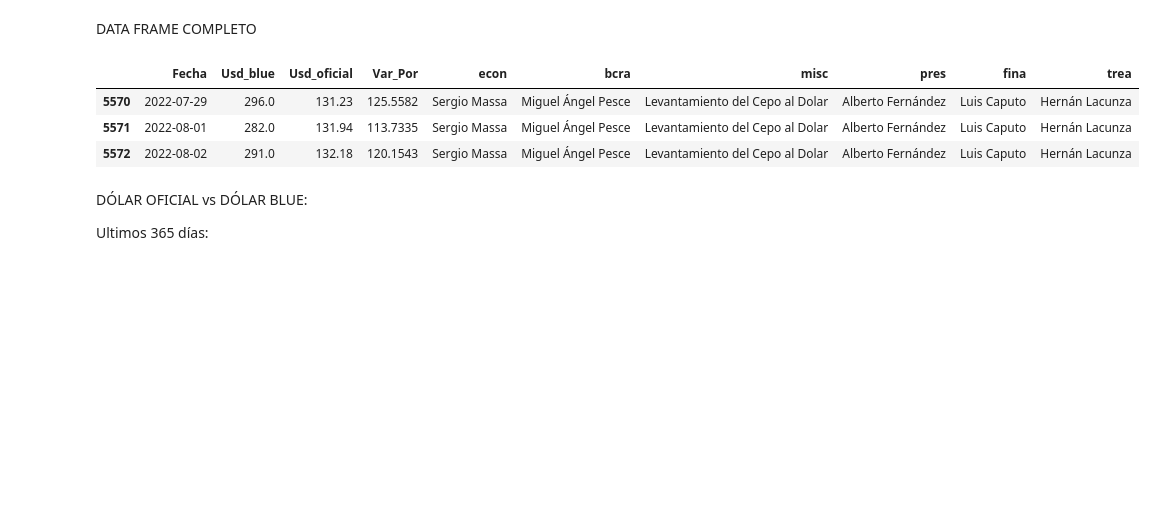
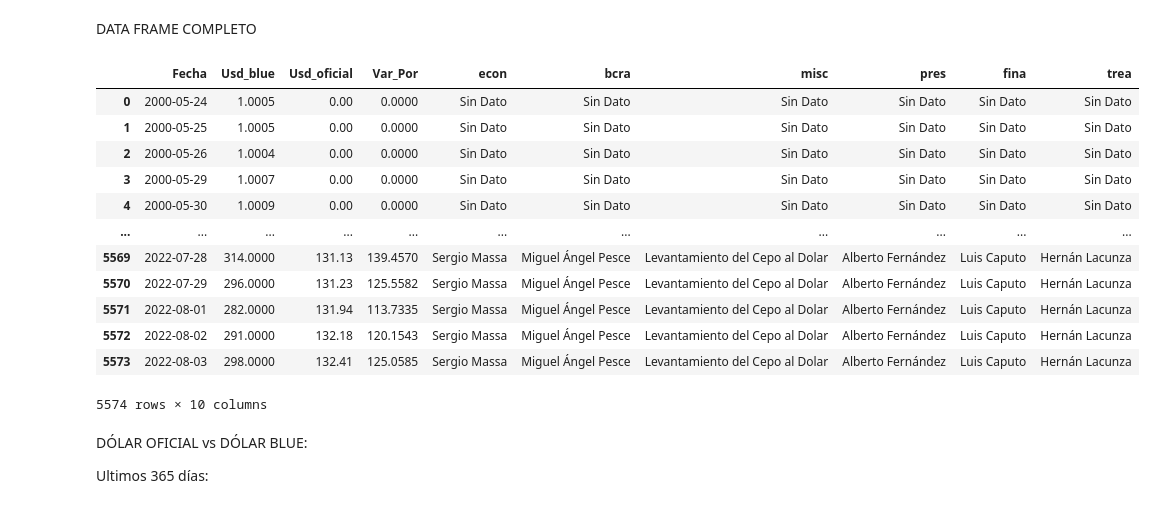
Before and after one commit to jeanApi/Proyecto_DolarBlue-DolarOficial, a Jupyter notebook: PI.ipynb, the cells around one changed output. Drawn from its saved outputs; the diff is of its cells as text; code cells hidden in the pictures; blank space fills up the shorter version.

```diff
--- a/PI.ipynb
+++ b/PI.ipynb
@@ -131,0 +101,25 @@ for i in range(0,len(dic['df_4'].t)):
+# %%
+x=Data_General.shape
+x=x[1]
+for i in range(len(lis)):
+    Data_General.insert(x,lis[i],None,allow_duplicates=False)
+    x+=1
+# creacion de las columnas con cada Tipo de Evento de la Tabla milestones
+# %%
+# Data_General.Tipo_Evento.shape[0]
+for i in range(0,Data_General.Tipo_Evento.shape[0]):
+    if pd.isna(Data_General.Tipo_Evento[i]) == False:
+        if Data_General.Tipo_Evento[i] == 'econ':
+            Data_General.econ[i]=Data_General.Evento.iloc[i]
+        if Data_General.Tipo_Evento[i] == 'bcra':
+            Data_General.bcra[i]=Data_General.Evento.iloc[i]
+        if Data_General.Tipo_Evento[i] == 'misc':
+            Data_General.misc[i]=Data_General.Evento.iloc[i]
+        if Data_General.Tipo_Evento[i] == 'pres':
+            Data_General.pres[i]=Data_General.Evento.iloc[i]
+        if Data_General.Tipo_Evento[i] == 'fina':
+            Data_General.fina[i]=Data_General.Evento.iloc[i]
+        if Data_General.Tipo_Evento[i] == 'trea':
+            Data_General.trea[i]=Data_General.Evento.iloc[i]
+
+# guardar informacion en las nuevas columnas creadas
@@ -132,8 +144,8 @@ for i in range(0,len(dic['df_4'].t)):
 # %%
-dic['df_4']=dic['df_4'].drop(['e', 't'],axis=1)
+Data_General=Data_General.drop(['Evento','Tipo_Evento'],axis=1)
 # eliminamos las columnas sobrantes
 # %%
-dic['df_4']=dic['df_4'].fillna(method='ffill')
+Data_General=Data_General.fillna(method='ffill')
 #quitamos datos nulos
 # %% [markdown]
 sustitucion de valores nulos a 'Sin Dato'
@@ -155,12 +161,21 @@ Data_General.to_csv('Datos.csv', index=False)
 # %% [markdown]
 DATA FRAME COMPLETO
 # %%
-Data_General.tail(3)
+Data_General
 # %% [output]
 |  | Fecha | Usd_blue | Usd_oficial | Var_Por | econ | bcra | misc | pres | fina | trea |
-| 5570 | 2022-07-29 | 296.0 | 131.23 | 125.5582 | Sergio Massa | Miguel Ángel Pesce | Levantamiento del Cepo al Dolar | Alberto Fernández | Luis Caputo | Hernán Lacunza |
-| 5571 | 2022-08-01 | 282.0 | 131.94 | 113.7335 | Sergio Massa | Miguel Ángel Pesce | Levantamiento del Cepo al Dolar | Alberto Fernández | Luis Caputo | Hernán Lacunza |
-| 5572 | 2022-08-02 | 291.0 | 132.18 | 120.1543 | Sergio Massa | Miguel Ángel Pesce | Levantamiento del Cepo al Dolar | Alberto Fernández | Luis Caputo | Hernán Lacunza |
+| 0 | 2000-05-24 | 1.0005 | 0.00 | 0.0000 | Sin Dato | Sin Dato | Sin Dato | Sin Dato | Sin Dato | Sin Dato |
+| 1 | 2000-05-25 | 1.0005 | 0.00 | 0.0000 | Sin Dato | Sin Dato | Sin Dato | Sin Dato | Sin Dato | Sin Dato |
+| 2 | 2000-05-26 | 1.0004 | 0.00 | 0.0000 | Sin Dato | Sin Dato | Sin Dato | Sin Dato | Sin Dato | Sin Dato |
+| 3 | 2000-05-29 | 1.0007 | 0.00 | 0.0000 | Sin Dato | Sin Dato | Sin Dato | Sin Dato | Sin Dato | Sin Dato |
+| 4 | 2000-05-30 | 1.0009 | 0.00 | 0.0000 | Sin Dato | Sin Dato | Sin Dato | Sin Dato | Sin Dato | Sin Dato |
+| ... | ... | ... | ... | ... | ... | ... | ... | ... | ... | ... |
+| 5569 | 2022-07-28 | 314.0000 | 131.13 | 139.4570 | Sergio Massa | Miguel Ángel Pesce | Levantamiento del Cepo al Dolar | Alberto Fernández | Luis Caputo | Hernán Lacunza |
+| 5570 | 2022-07-29 | 296.0000 | 131.23 | 125.5582 | Sergio Massa | Miguel Ángel Pesce | Levantamiento del Cepo al Dolar | Alberto Fernández | Luis Caputo | Hernán Lacunza |
+| 5571 | 2022-08-01 | 282.0000 | 131.94 | 113.7335 | Sergio Massa | Miguel Ángel Pesce | Levantamiento del Cepo al Dolar | Alberto Fernández | Luis Caputo | Hernán Lacunza |
+| 5572 | 2022-08-02 | 291.0000 | 132.18 | 120.1543 | Sergio Massa | Miguel Ángel Pesce | Levantamiento del Cepo al Dolar | Alberto Fernández | Luis Caputo | Hernán Lacunza |
+| 5573 | 2022-08-03 | 298.0000 | 132.41 | 125.0585 | Sergio Massa | Miguel Ángel Pesce | Levantamiento del Cepo al Dolar | Alberto Fernández | Luis Caputo | Hernán Lacunza |
+5574 rows × 10 columns
 # %% [markdown]
 DÓLAR OFICIAL vs DÓLAR BLUE:
 
```
Also changed, not shown: parts of 25 cells of this notebook, 1 other file.
